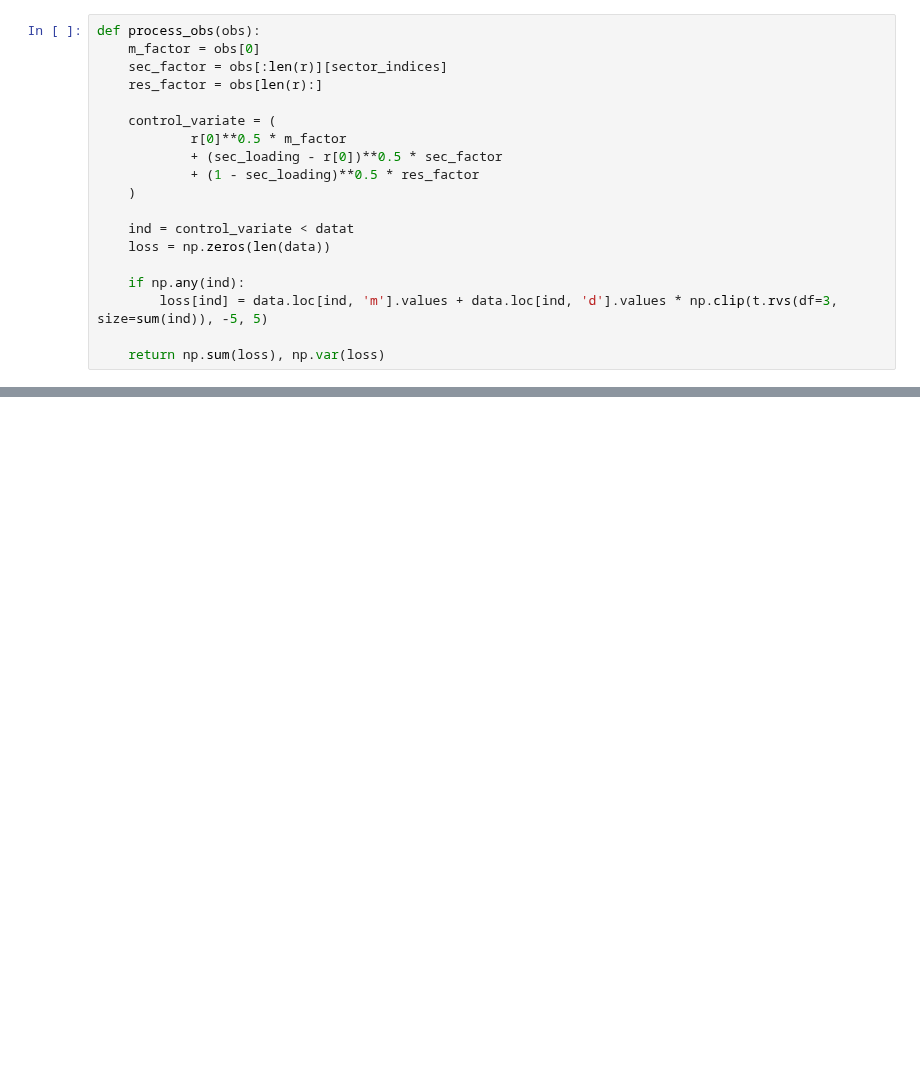
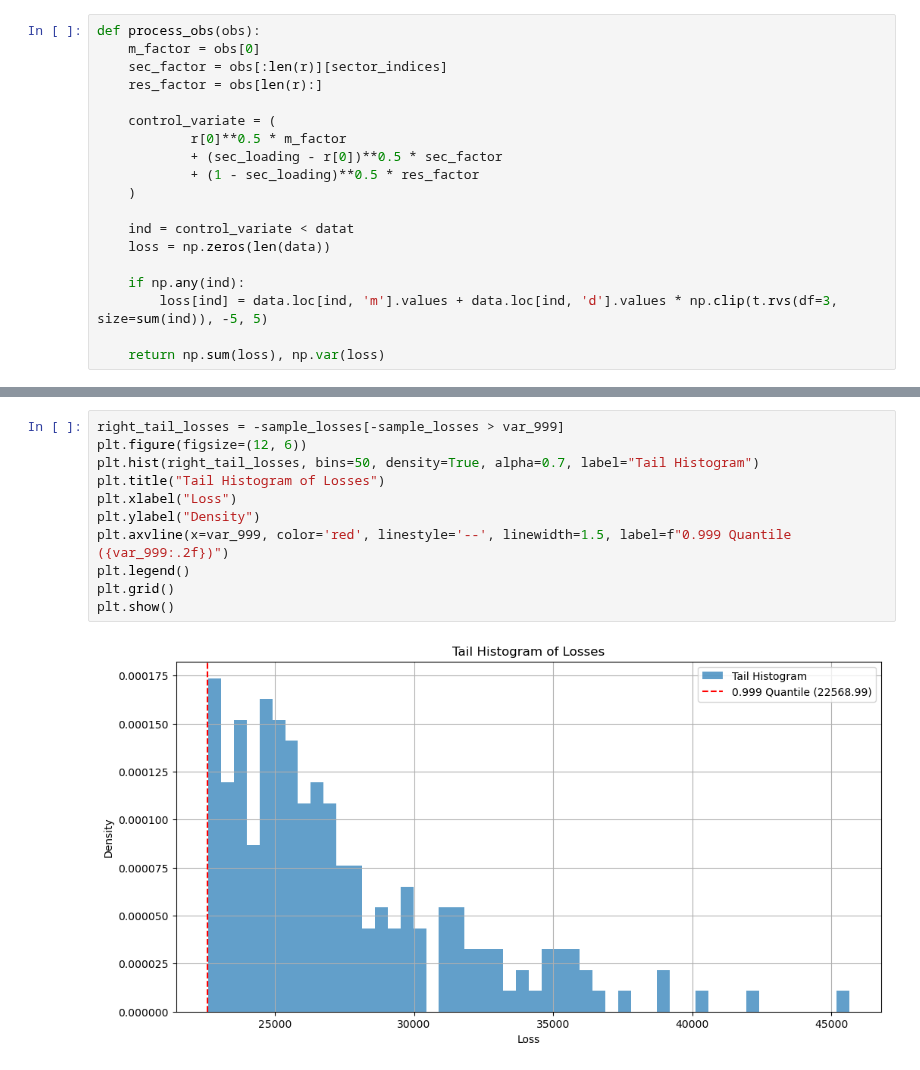
Before and after one commit to akrokosz/gs_quant_mc, a Jupyter notebook: finalito_addit_gdp.ipynb, the cells around one changed output, grey strips where cells are left out. Saved outputs shown, nothing was run; the diff lists cells and outputs as text; blank space fills up the shorter version.

```diff
--- a/finalito_addit_gdp.ipynb
+++ b/finalito_addit_gdp.ipynb
@@ -54,0 +157,13 @@ VaR_parametric = threshold + scale / shape * ((num_obvs / n_excess * (1 - p_tail
+# %%
+right_tail_losses = -sample_losses[-sample_losses > var_999]
+plt.figure(figsize=(12, 6))
+plt.hist(right_tail_losses, bins=50, density=True, alpha=0.7, label="Tail Histogram")
+plt.title("Tail Histogram of Losses")
+plt.xlabel("Loss")
+plt.ylabel("Density")
+plt.axvline(x=var_999, color='red', linestyle='--', linewidth=1.5, label=f"0.999 Quantile ({var_999:.2f})")
+plt.legend()
+plt.grid()
+plt.show()
+# %% [output]
+[figure, added]
```
Also changed, not shown: parts of 13 cells of this notebook.
